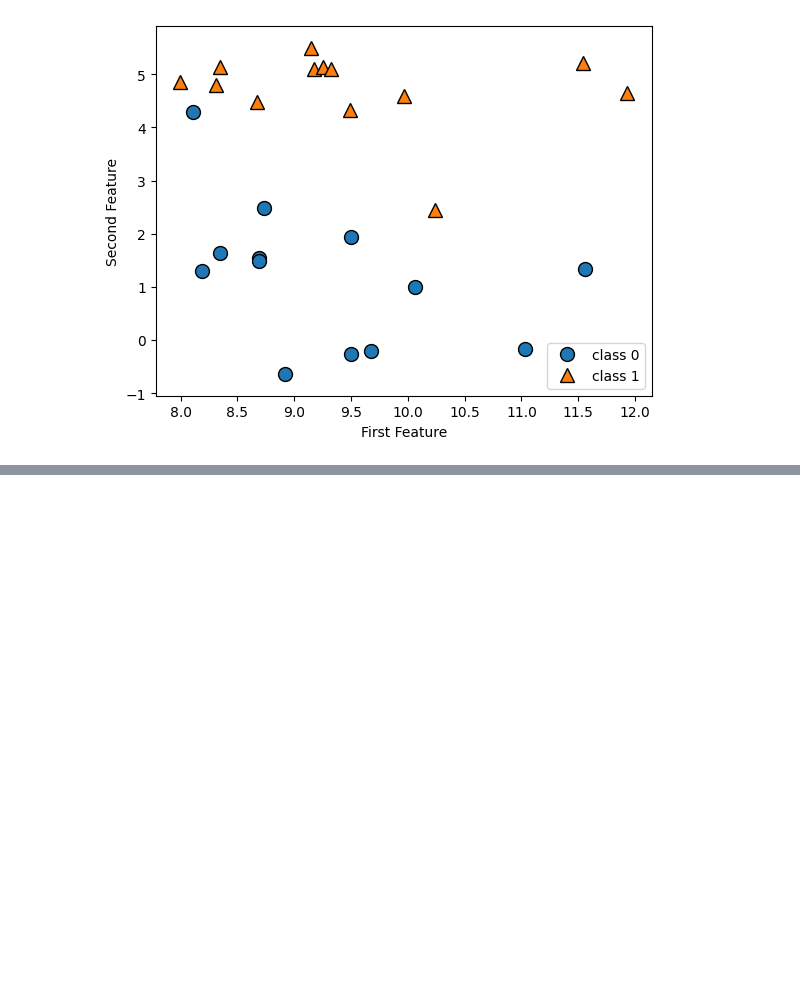
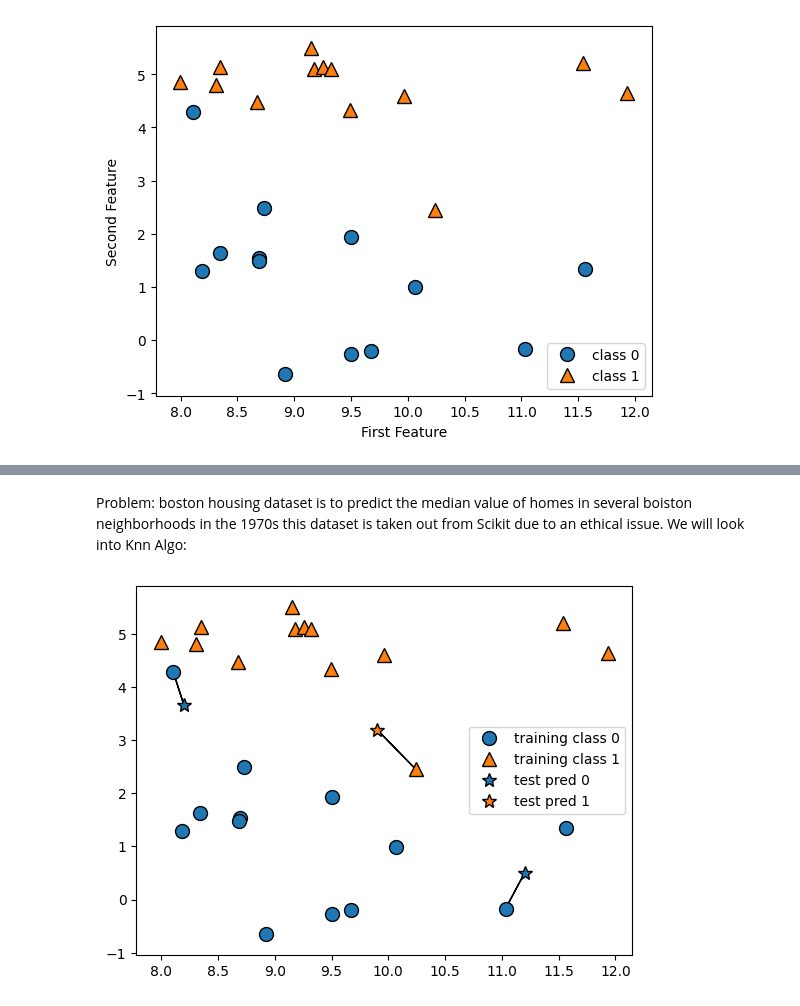
Before and after one commit to Tr4auma/ML-Projects, a Jupyter notebook: FirstProject/ML2.ipynb, the cells around one changed output, grey strips where cells are left out. Cells and saved outputs as stored; diff of their text form; code cells hidden in the pictures; blank space fills up the shorter version.

```diff
--- a/FirstProject/ML2.ipynb
+++ b/FirstProject/ML2.ipynb
@@ -13,0 +52,8 @@ plt.show()
+# %% [markdown]
+Problem: boston housing dataset is to predict the median value of homes in several boiston neighborhoods in the 1970s
+this dataset is taken out from Scikit due to an ethical issue.
+We will look into Knn Algo:
+# %%
+mglearn.plots.plot_knn_classification(n_neighbors=1)
+# %% [output]
+[figure, added]
```
Also changed, not shown: parts of 18 cells of this notebook, 1 other file.
